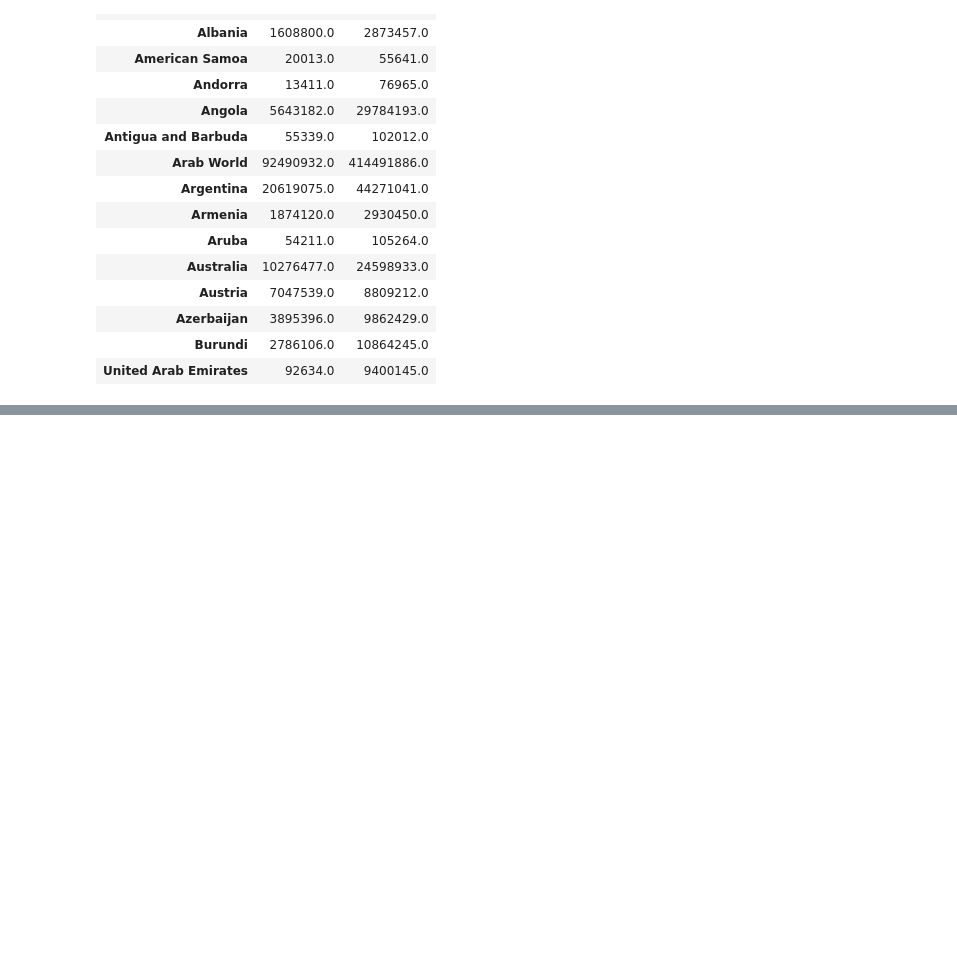
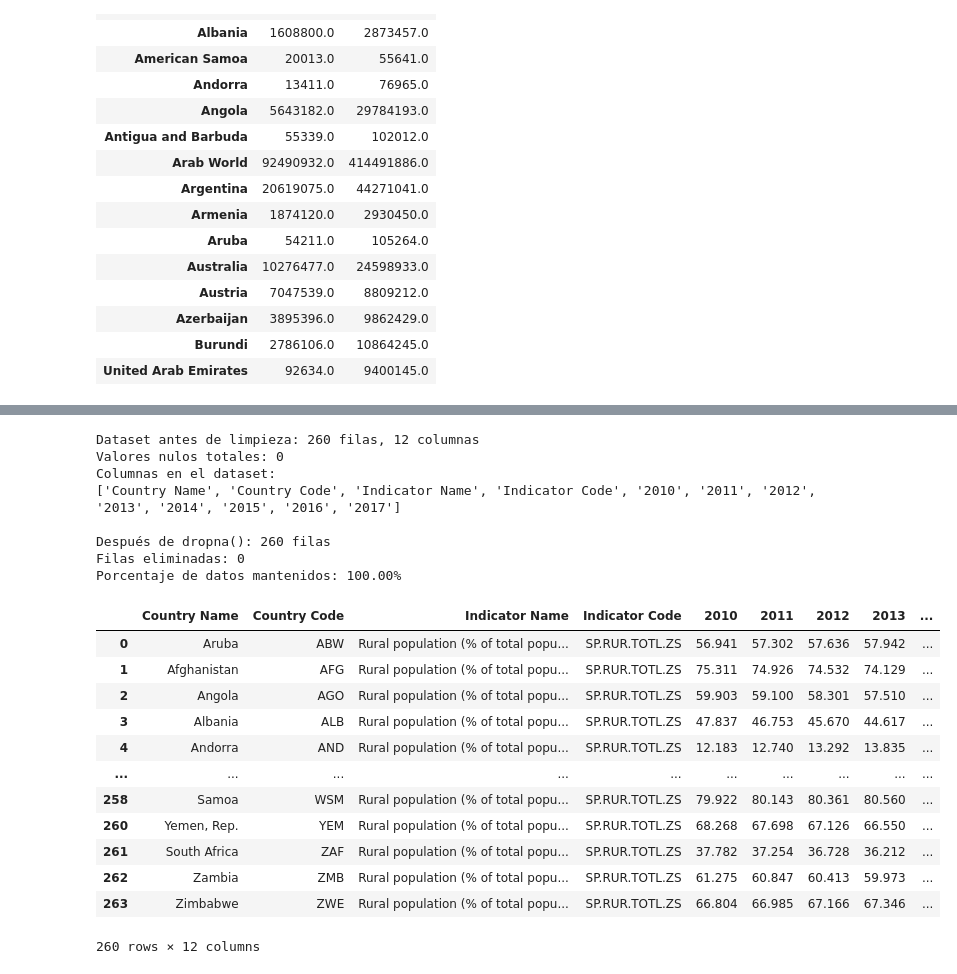
Before and after one commit to fecalderonqu/IN_P1_G4, a Jupyter notebook: data_to_DB.ipynb, the cells around one changed output, grey strips where cells are left out. Drawn from its saved outputs; the diff is of its cells as text; code cells hidden in the pictures; blank space fills up the shorter version.

```diff
--- a/data_to_DB.ipynb
+++ b/data_to_DB.ipynb
@@ -380,0 +488,45 @@ df2.groupby('Country Name')[['1960', '2017']].sum()
+# %%
+# Validación de valores antes de eliminar
+filas_antes = len(df3)
+columnas_antes = df3.shape[1]
+
+print(f"Dataset antes de limpieza: {filas_antes} filas, {columnas_antes} columnas")
+print(f"Valores nulos totales: {df3.isnull().sum().sum()}")
+
+# Eliminación de filas con valores nulos
+df3 = df3.dropna()
+# Ver todas las columnas disponibles
+print("Columnas en el dataset:")
+print(df3.columns.tolist())
+
+filas_despues = len(df3)
+filas_eliminadas = filas_antes - filas_despues
+
+print(f"\nDespués de dropna(): {filas_despues} filas")
+print(f"Filas eliminadas: {filas_eliminadas}")
+print(f"Porcentaje de datos mantenidos: {(filas_despues/filas_antes)*100:.2f}%")
+
+# Guardar versión de dataframe limpio.
+df3
+# %% [output]
+Dataset antes de limpieza: 260 filas, 12 columnas
+Valores nulos totales: 0
+Columnas en el dataset:
+['Country Name', 'Country Code', 'Indicator Name', 'Indicator Code', '2010', '2011', '2012', '2013', '2014', '2015', '2016', '2017']
+
+Después de dropna(): 260 filas
+Filas eliminadas: 0
+Porcentaje de datos mantenidos: 100.00%
+|  | Country Name | Country Code | Indicator Name | Indicator Code | 2010 | 2011 | 2012 | 2013 | ... |
+| 0 | Aruba | ABW | Rural population (% of total popu... | SP.RUR.TOTL.ZS | 56.941 | 57.302 | 57.636 | 57.942 | ... |
+| 1 | Afghanistan | AFG | Rural population (% of total popu... | SP.RUR.TOTL.ZS | 75.311 | 74.926 | 74.532 | 74.129 | ... |
+| 2 | Angola | AGO | Rural population (% of total popu... | SP.RUR.TOTL.ZS | 59.903 | 59.100 | 58.301 | 57.510 | ... |
+| 3 | Albania | ALB | Rural population (% of total popu... | SP.RUR.TOTL.ZS | 47.837 | 46.753 | 45.670 | 44.617 | ... |
+| 4 | Andorra | AND | Rural population (% of total popu... | SP.RUR.TOTL.ZS | 12.183 | 12.740 | 13.292 | 13.835 | ... |
+| ... | ... | ... | ... | ... | ... | ... | ... | ... | ... |
+| 258 | Samoa | WSM | Rural population (% of total popu... | SP.RUR.TOTL.ZS | 79.922 | 80.143 | 80.361 | 80.560 | ... |
+| 260 | Yemen, Rep. | YEM | Rural population (% of total popu... | SP.RUR.TOTL.ZS | 68.268 | 67.698 | 67.126 | 66.550 | ... |
+| 261 | South Africa | ZAF | Rural population (% of total popu... | SP.RUR.TOTL.ZS | 37.782 | 37.254 | 36.728 | 36.212 | ... |
+| 262 | Zambia | ZMB | Rural population (% of total popu... | SP.RUR.TOTL.ZS | 61.275 | 60.847 | 60.413 | 59.973 | ... |
+| 263 | Zimbabwe | ZWE | Rural population (% of total popu... | SP.RUR.TOTL.ZS | 66.804 | 66.985 | 67.166 | 67.346 | ... |
+260 rows × 12 columns
```
Also changed, not shown: parts of 11 cells of this notebook.
